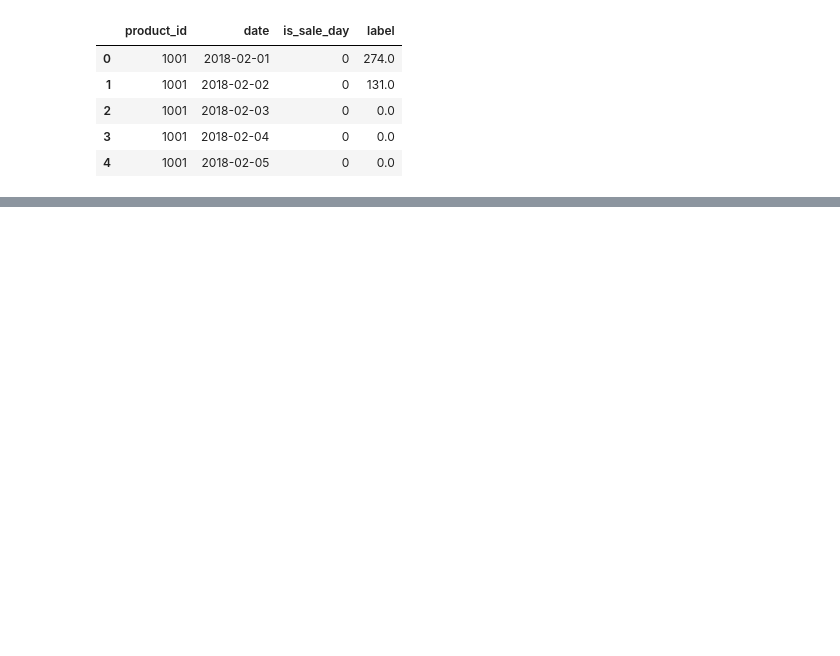
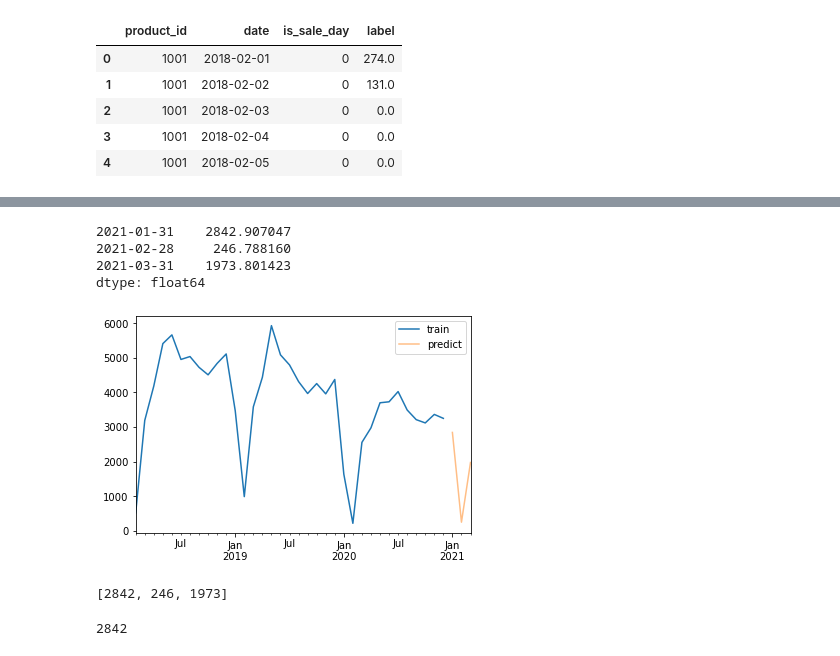
Before and after one commit to HUSTKSQ/TSF202206, a Jupyter notebook: CODE/data_read.ipynb, the cells around one changed output, grey strips where cells are left out. Cells and saved outputs as stored; diff of their text form; code cells hidden in the pictures; blank space fills up the shorter version.

Commit message:
Traditional Prediction Model

```diff
--- a/CODE/data_read.ipynb
+++ b/CODE/data_read.ipynb
@@ -65,0 +165,5 @@ The sales volume of Product 1203 in 2019-02 was 0!
+# %%
+train_data = pd.DataFrame(month_label, index=didx)
+train_data.index.set_names = 'month'
+train_data = train_data[0]
+train_data
@@ -65,0 +188,6 @@ The sales volume of Product 1203 in 2019-02 was 0!
+# %%
+from PredictionModel import *
+
+# parameter setting
+future = 3
+insample = False
@@ -65,0 +204,9 @@ The sales volume of Product 1203 in 2019-02 was 0!
+# %%
+model_name = 'holt'
+train_params = {}
+pred_params = {}
+# %%
+model = ModelDispatcher().dispatch(model_name=model_name, component='raw')
+model.set_parameters(train_data, train_params)
+
+predict_result = model.predict(future, pred_params)
@@ -65,0 +233,30 @@ The sales volume of Product 1203 in 2019-02 was 0!
+# %%
+predict_result
+# %% [output]
+2021-01-31    2842.907047
+2021-02-28     246.788160
+2021-03-31    1973.801423
+dtype: float64
+# %%
+import matplotlib.pyplot as plt
+
+train_data.plot(label='train')
+predict_result.plot(label="predict", alpha=0.5)
+plt.legend()
+plt.show()
+# %% [output]
+[figure, added]
+# %%
+predicts = []
+for i in predict_result:
+    predicts.append(int(i) if i>0 else 0)
+
+predicts
+# %% [output]
+[2842, 246, 1973]
+# %%
+result = [predicts, [1, 2, 3]]
+
+result[0][0]
+# %% [output]
+2842
```
Also changed, not shown: parts of 10 cells of this notebook, 9 other files.
